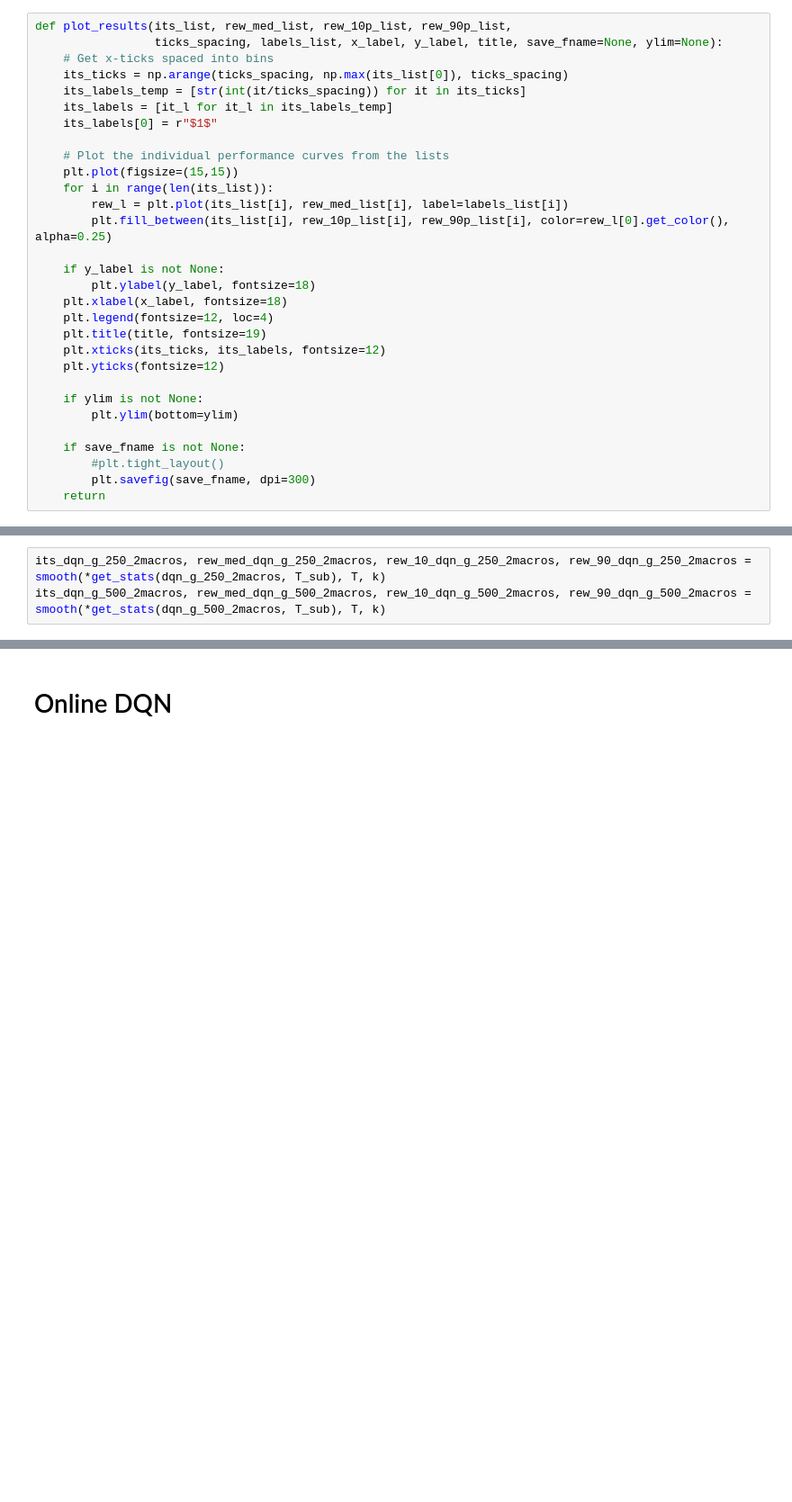
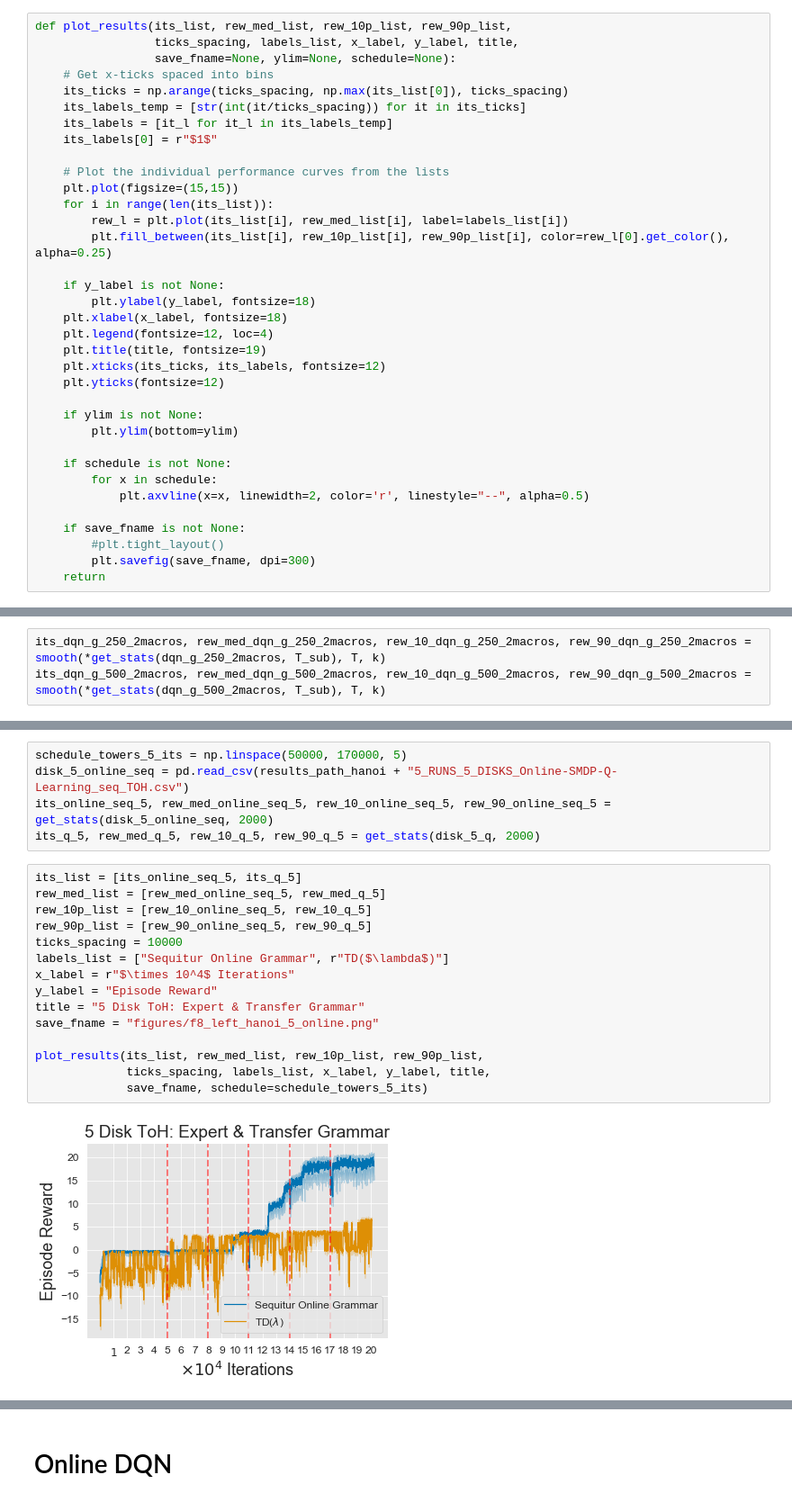
Before and after one commit to RobertTLange/action-grammars-hrl, a Jupyter notebook: visualize_results.ipynb, the cells around one changed output, grey strips where cells are left out. Shown at 90% size. Drawn from its saved outputs; the diff is of its cells as text; blank space fills up the shorter version.

```diff
--- a/visualize_results.ipynb
+++ b/visualize_results.ipynb
@@ -50,7 +50,8 @@ def get_stats(df, max_t=None):
     return its, rew_med, rew_10p, rew_90p
 # %%
 def plot_results(its_list, rew_med_list, rew_10p_list, rew_90p_list,
-                 ticks_spacing, labels_list, x_label, y_label, title, save_fname=None, ylim=None):
+                 ticks_spacing, labels_list, x_label, y_label, title,
+                 save_fname=None, ylim=None, schedule=None):
     # Get x-ticks spaced into bins
     its_ticks = np.arange(ticks_spacing, np.max(its_list[0]), ticks_spacing)
     its_labels_temp = [str(int(it/ticks_spacing)) for it in its_ticks]
@@ -74,6 +75,10 @@ def plot_results(its_list, rew_med_list, rew_10p_list, rew_90p_list,
     if ylim is not None:
         plt.ylim(bottom=ylim)
 
+    if schedule is not None:
+        for x in schedule:
+            plt.axvline(x=x, linewidth=2, color='r', linestyle="--", alpha=0.5)
+
     if save_fname is not None:
         #plt.tight_layout()
         plt.savefig(save_fname, dpi=300)
@@ -228 +242,23 @@ plot_results(its_list, rew_med_list, rew_10p_list, rew_90p_list,
+# %%
+schedule_towers_5_its = np.linspace(50000, 170000, 5)
+disk_5_online_seq = pd.read_csv(results_path_hanoi + "5_RUNS_5_DISKS_Online-SMDP-Q-Learning_seq_TOH.csv")
+its_online_seq_5, rew_med_online_seq_5, rew_10_online_seq_5, rew_90_online_seq_5 = get_stats(disk_5_online_seq, 2000)
+its_q_5, rew_med_q_5, rew_10_q_5, rew_90_q_5 = get_stats(disk_5_q, 2000)
+# %%
+its_list = [its_online_seq_5, its_q_5]
+rew_med_list = [rew_med_online_seq_5, rew_med_q_5]
+rew_10p_list = [rew_10_online_seq_5, rew_10_q_5]
+rew_90p_list = [rew_90_online_seq_5, rew_90_q_5]
+ticks_spacing = 10000
+labels_list = ["Sequitur Online Grammar", r"TD($\lambda$)"]
+x_label = r"$\times 10^4$ Iterations"
+y_label = "Episode Reward"
+title = "5 Disk ToH: Expert & Transfer Grammar"
+save_fname = "figures/f8_left_hanoi_5_online.png"
+
+plot_results(its_list, rew_med_list, rew_10p_list, rew_90p_list,
+             ticks_spacing, labels_list, x_label, y_label, title,
+             save_fname, schedule=schedule_towers_5_its)
+# %% [output]
+[figure, added]
 # %% [markdown]
```
Also changed, not shown: parts of 21 cells of this notebook, 20 other files.
